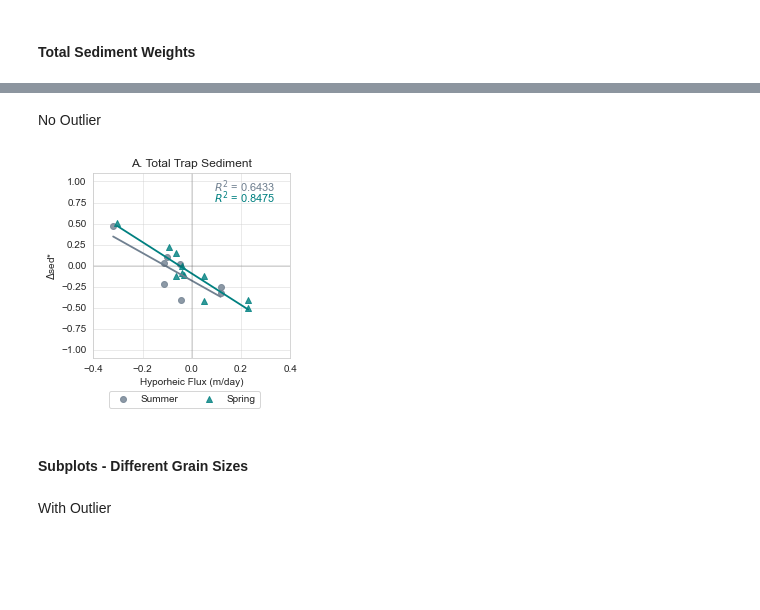
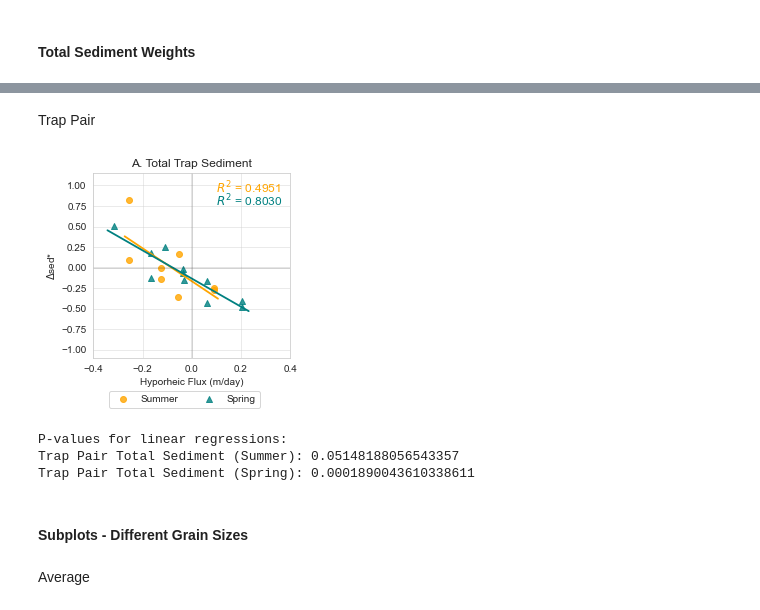
Before and after one commit to nicole-hucke/sediment_trap_paper, a Jupyter notebook: regression_plots/regression_plotting.ipynb, the cells around one changed output, grey strips where cells are left out. Saved outputs shown, nothing was run; the diff lists cells and outputs as text; code cells hidden in the pictures; blank space fills up the shorter version.

```diff
--- a/regression_plots/regression_plotting.ipynb
+++ b/regression_plots/regression_plotting.ipynb
@@ -13,2 +15,16 @@ SP23 = pd.read_csv('SP23_Dsed_vs_hypflux.csv').dropna()
+# %%
+def plot_with_r2(ax, x, y, data, color, label=None, marker='o'):
+    sns.set_style("whitegrid")
+    sns.regplot(x=x, y=y, data=data, ax=ax, color=color, ci=None, truncate=False,
+                marker=marker, line_kws={'linewidth': 1.8}, label=label)
+
+    # drop NaNs to avoid errors in regression
+    x_vals = data[x]
+    y_vals = data[y]
+    valid = x_vals.notna() & y_vals.notna()
+    slope, intercept, r_value, p_value, std_err = linregress(x_vals[valid], y_vals[valid])
+
+    r_squared = r_value ** 2
+    return r_squared, p_value
 # %% [markdown]
 #### Total Sediment Weights
@@ -46,38 +67,43 @@ plt.show()
-# %% [markdown]
-No Outlier
+# %% [markdown]
+Trap Pair
 # %%
-# plot a regression line between total sediment and hyporheic flux
-sns.set_style('whitegrid')
-fig, ax = plt.subplots(figsize=(3.8, 3.8))
-sns.regplot(x='flux', y='total', data=SM23_no_outlier, ax=ax, label='Summer', color='slategray', ci=None, line_kws={'linewidth':'1.8'})
-sns.regplot(x='flux', y='total', data=SP23, ax=ax, label='Spring', color='teal', ci=None, marker='^', line_kws={'linewidth':'1.8'})
+# Create a 2x2 grid of subplots
+fig, ax = plt.subplots(1, 1, figsize=(3.8, 3.8))
+x_limits = (-0.4, 0.4)
 
-# show the r2 values
-ax.text(0.61, 0.9, f'$R^2$ = 0.6433', transform=ax.transAxes, color='slategray', size=11)
-ax.text(0.61, 0.84, f'$R^2$ = 0.8475', transform=ax.transAxes, color='teal', size=11)
+# Total Sediment
+r2_sm23, pval_sm23 = plot_with_r2(ax, 'flux', 'total', SM23_traps, color='orange', label='Summer')
+r2_sp23, pval_sp23 = plot_with_r2(ax, 'flux', 'total', SP23_traps, color='teal', marker='^', label='Spring')
+ax.text(0.1, 0.9, f'$R^2$ = {r2_sm23:.4f}', color='orange', size=12)
+ax.text(0.1, 0.75, f'$R^2$ = {r2_sp23:.4f}', color='teal', size=12)
+ax.set_xlim(x_limits)
+ax.set_title('A. Total Trap Sediment')
 
-# make the 0 line visible
 ax.axhline(0, color='black', lw=0.2)
 ax.axvline(0, color='black', lw=0.2)
-
+ax.set_ylim(-1.1, 1.15)
 ax.set_xlabel('Hyporheic Flux (m/day)')
 ax.set_ylabel(r'$\Delta$sed*')
-ax.set_title('A. Total Trap Sediment')
-# legend at bottom of the plot two columns
-ax.legend(bbox_to_anchor=(0.87, -0.15), ncol=2)
-ax.set_ylim(-1.1, 1.1)
-ax.set_xlim(-0.4, 0.4)
 ax.grid(alpha=0.5)
 
+ax.legend(bbox_to_anchor=(0.87, -0.15), ncol=2)
 plt.tight_layout()
-plt.savefig('plots/totalsed_no_outlier.jpg', dpi=1000)
+plt.savefig('plots/totalsed_trap_pairs.jpg', dpi=1000)
 plt.show()
+
+# Print the p-values:\
+print("P-values for linear regressions:")
+print(f"Trap Pair Total Sediment (Summer): {pval_sm23}")
+print(f"Trap Pair Total Sediment (Spring): {pval_sp23}")
 # %% [output]
-[figure, old version]
+[figure, new version]
+P-values for linear regressions:
+Trap Pair Total Sediment (Summer): 0.05148188056543357
+Trap Pair Total Sediment (Spring): 0.0001890043610338611
 # %% [markdown]
 #### Subplots - Different Grain Sizes
-# %% [markdown]
-With Outlier
+# %% [markdown]
+Average
 # %%
 # Create a 2x2 grid of subplots
 fig, axs = plt.subplots(2, 2, figsize=(6, 6))
```
Also changed, not shown: parts of 8 cells of this notebook, 33 other files.
